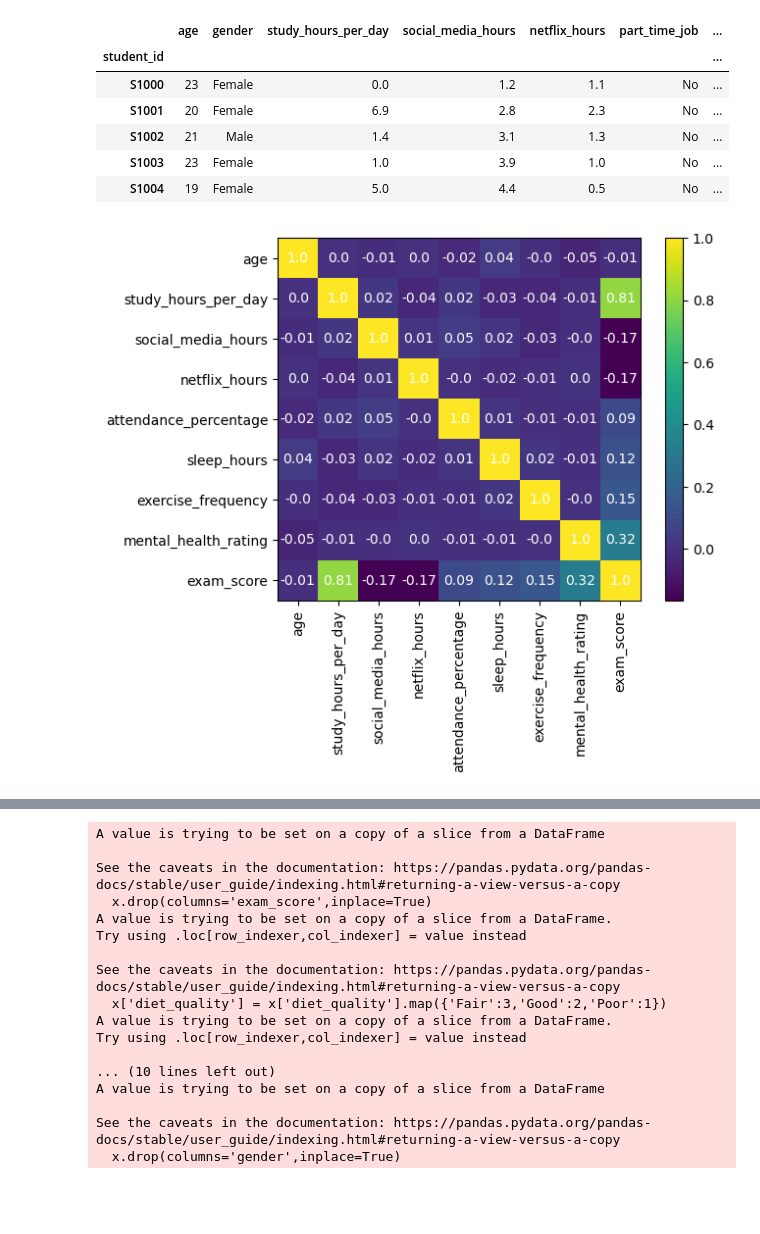
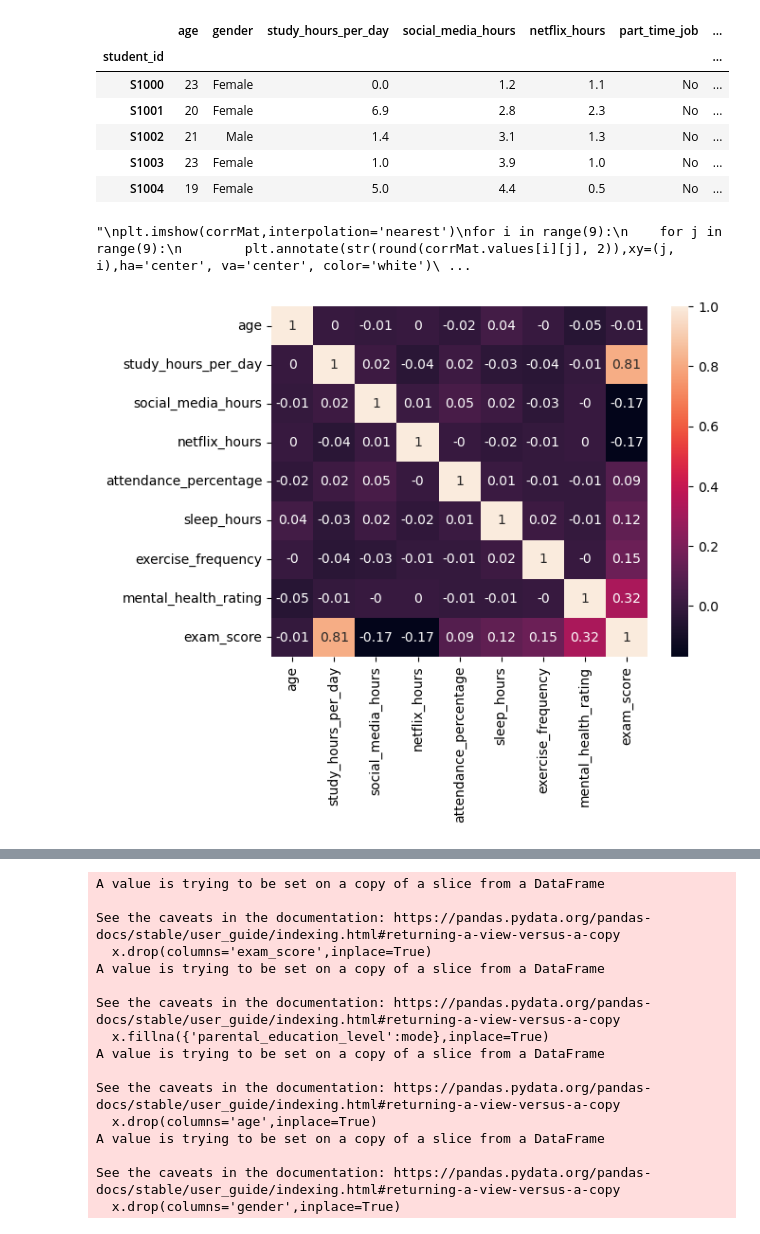
Before and after one commit to kreeett/StudentHabitProject, a Jupyter notebook: main.ipynb, the cells around one changed output, grey strips where cells are left out. Drawn from its saved outputs; the diff is of its cells as text; code cells hidden in the pictures; blank space fills up the shorter version.

```diff
--- a/main.ipynb
+++ b/main.ipynb
@@ -40,21 +41,14 @@ memory usage: 125.0+ KB
 # %%
 numCols = []
 catCols =[]
 ordinalCols = ['']
 for i in DF.columns:
     if DF[i].dtype=='int64'or DF[i].dtype=='float64':
         numCols.append(i)
     elif DF[i].dtype=='object':
         catCols.append(i)
-corrMat = DF[numCols].corr(method='spearman')
-plt.imshow(corrMat,interpolation='nearest')
-for i in range(9):
-    for j in range(9):
-        plt.annotate(str(round(corrMat.values[i][j], 2)),xy=(j, i),ha='center', va='center', color='white')
-plt.xticks(range(len(DF[numCols].columns)),DF[numCols].columns,rotation=90)
-plt.yticks(range(len(DF[numCols].columns)),DF[numCols].columns)
-plt.colorbar()
-plt.show()
-corrMat
+corrMat = DF[numCols].corr(method='spearman').map(lambda d:round(d,2))
+sb.heatmap(corrMat,annot=True,annot_kws={'size':10})
 # %% [output]
+"\nplt.imshow(corrMat,interpolation='nearest')\nfor i in range(9):\n    for j in range(9):\n        plt.annotate(str(round(corrMat.values[i][j], 2)),xy=(j, i),ha='center', va='center', color='white')\ ...
-[figure, old version]
+[figure, new version]
@@ -73,8 +57,6 @@ corrMat
 x = DF[numCols+catCols]
 x.drop(columns='exam_score',inplace=True)
 y=DF['exam_score']
-x['diet_quality'] = x['diet_quality'].map({'Fair':3,'Good':2,'Poor':1})
-x['part_time_job'] = x['part_time_job'].map({'No':0,'Yes':1})
 mode = x['parental_education_level'].mode()[0]
 x.fillna({'parental_education_level':mode},inplace=True)
 x.drop(columns='age',inplace=True)
@@ -84,15 +66,14 @@ A value is trying to be set on a copy of a slice from a DataFrame
 
 See the caveats in the documentation: https://pandas.pydata.org/pandas-docs/stable/user_guide/indexing.html#returning-a-view-versus-a-copy
   x.drop(columns='exam_score',inplace=True)
-A value is trying to be set on a copy of a slice from a DataFrame.
-Try using .loc[row_indexer,col_indexer] = value instead
+A value is trying to be set on a copy of a slice from a DataFrame
 
 See the caveats in the documentation: https://pandas.pydata.org/pandas-docs/stable/user_guide/indexing.html#returning-a-view-versus-a-copy
-  x['diet_quality'] = x['diet_quality'].map({'Fair':3,'Good':2,'Poor':1})
-A value is trying to be set on a copy of a slice from a DataFrame.
-Try using .loc[row_indexer,col_indexer] = value instead
+  x.fillna({'parental_education_level':mode},inplace=True)
+A value is trying to be set on a copy of a slice from a DataFrame
 
-... (10 lines left out)
+See the caveats in the documentation: https://pandas.pydata.org/pandas-docs/stable/user_guide/indexing.html#returning-a-view-versus-a-copy
+  x.drop(columns='age',inplace=True)
 A value is trying to be set on a copy of a slice from a DataFrame
 
 See the caveats in the documentation: https://pandas.pydata.org/pandas-docs/stable/user_guide/indexing.html#returning-a-view-versus-a-copy
```
Also changed, not shown: parts of 3 cells of this notebook.
